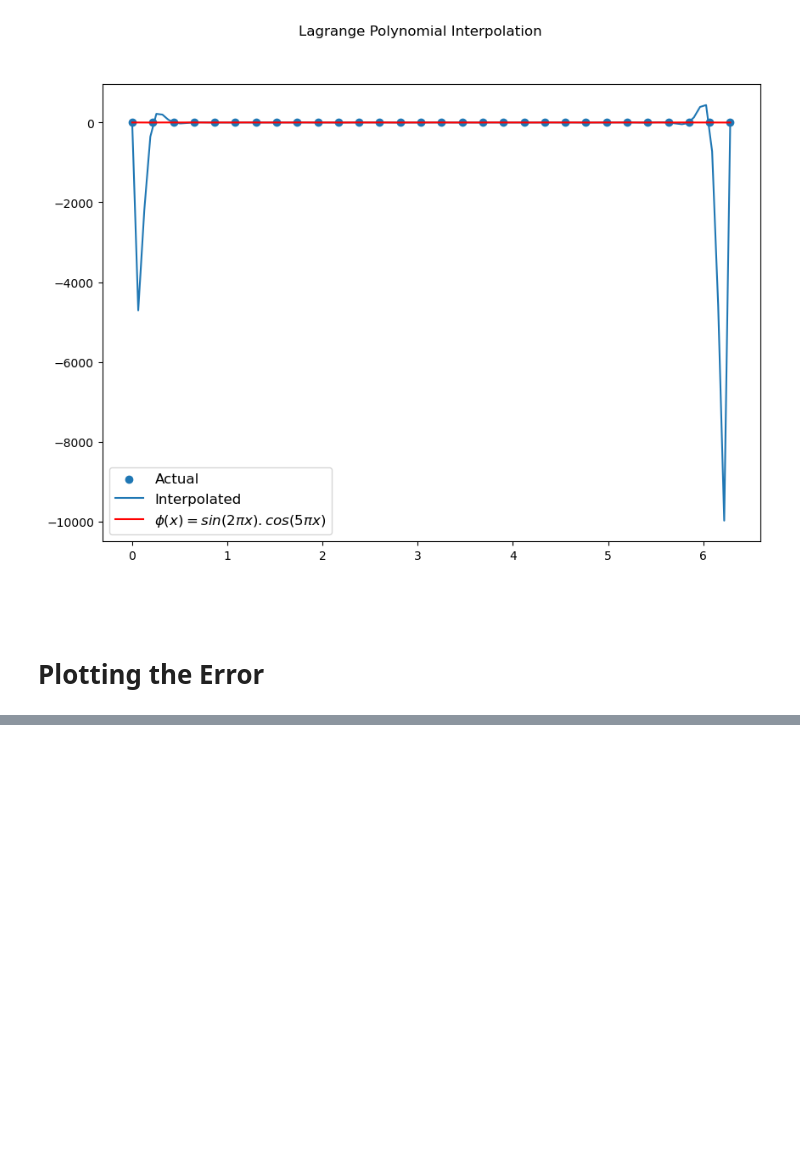
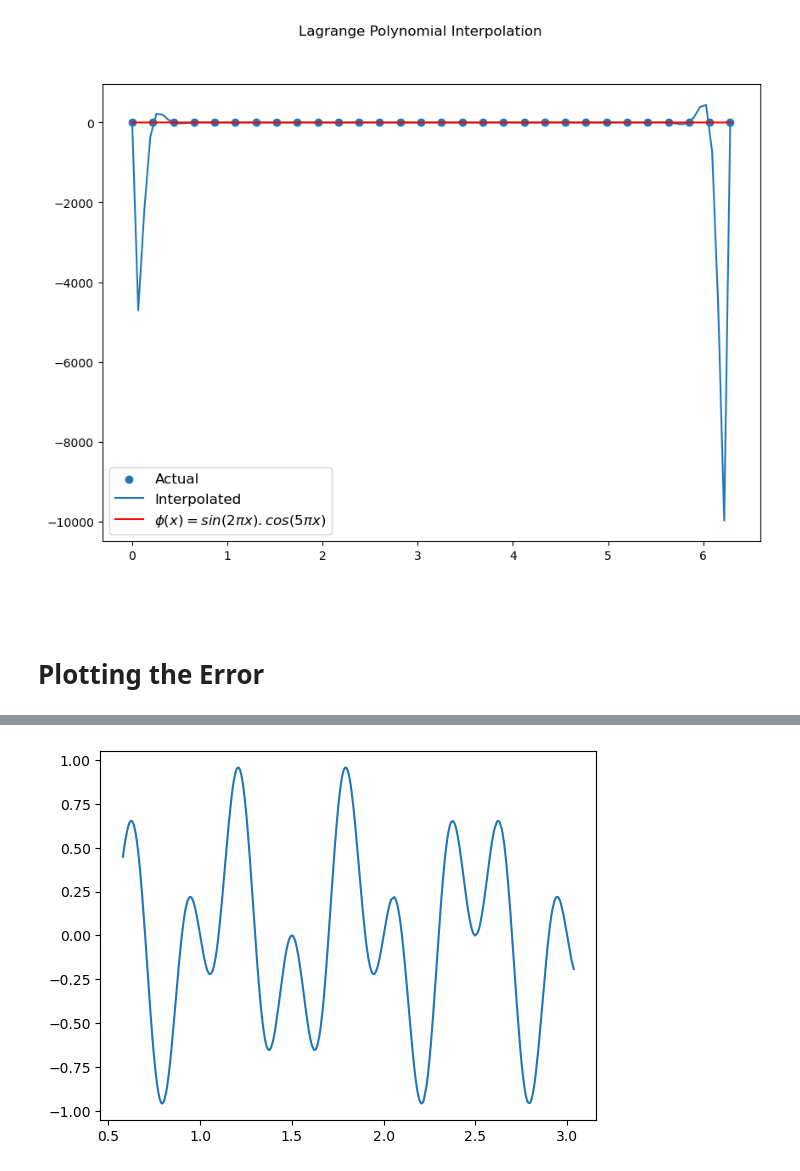
Before and after one commit to beemarsh/meshless_pde, a Jupyter notebook: lagrange_interpolation.ipynb, the cells around one changed output, grey strips where cells are left out. Saved outputs shown, nothing was run; the diff lists cells and outputs as text; code cells hidden in the pictures; blank space fills up the shorter version.

```diff
--- a/lagrange_interpolation.ipynb
+++ b/lagrange_interpolation.ipynb
@@ -89,0 +140,5 @@ plt.show()
+# %%
+plt.plot(X,actual_y)
+plt.show()
+# %% [output]
+[figure, added]
```
Also changed, not shown: parts of 8 cells of this notebook, 1 other file.
